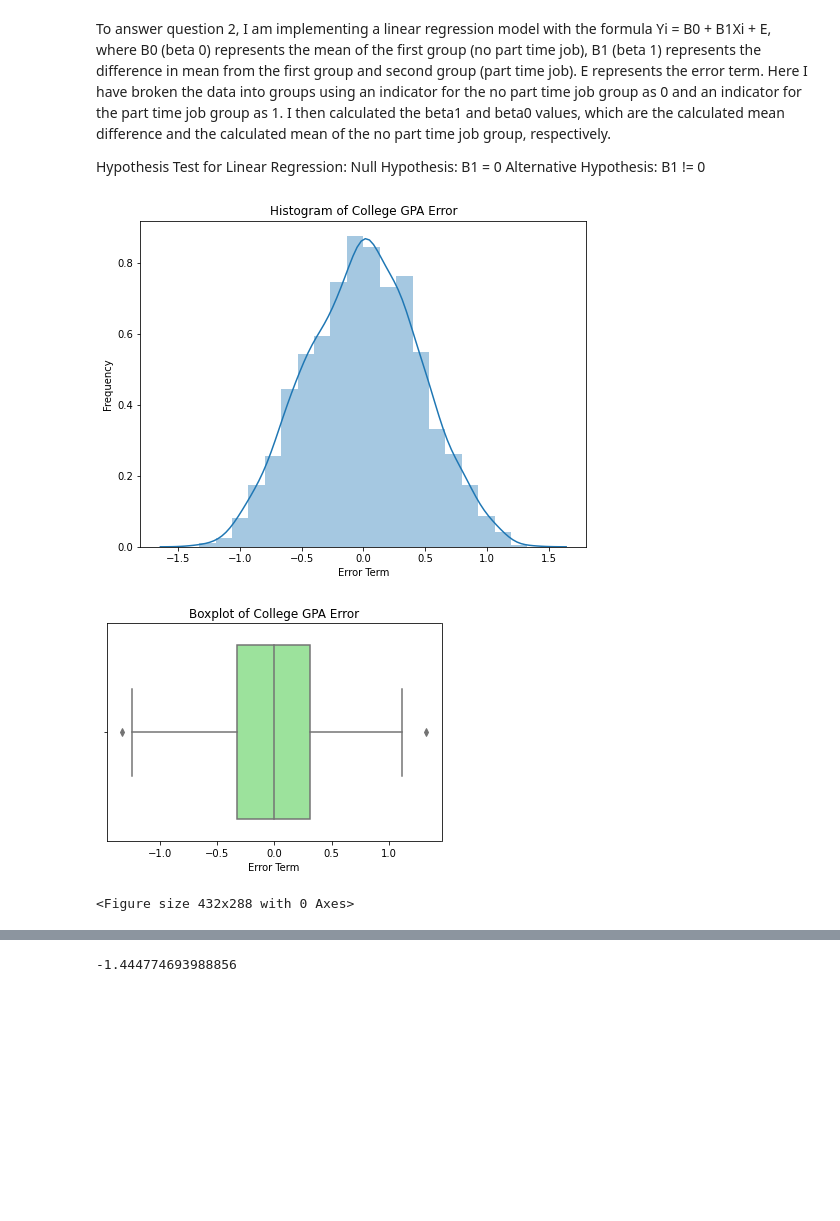
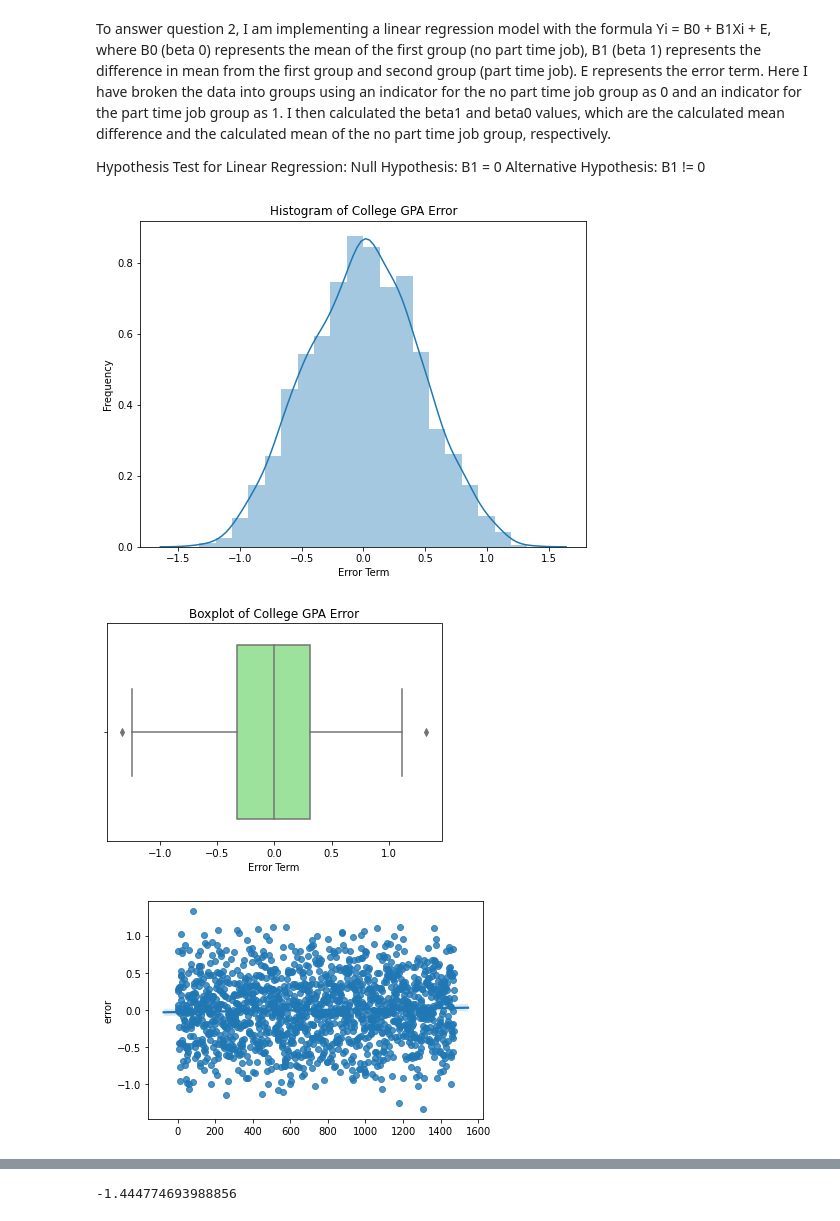
Before and after one commit to lapierredatwit/Individual_Project, a Jupyter notebook: codes/GPA_Analysis.ipynb, the cells around one changed output, grey strips where cells are left out. Saved outputs shown, nothing was run; the diff lists cells and outputs as text; code cells hidden in the pictures; blank space fills up the shorter version.

```diff
--- a/codes/GPA_Analysis.ipynb
+++ b/codes/GPA_Analysis.ipynb
@@ -147,21 +146,26 @@ df['error'] = college_GPA - predicted_GPA
 # %%
 # 1. Histogram
 plt.figure(figsize=(8, 6))
 sns.distplot(df['error'], bins = 20)
 plt.title("Histogram of College GPA Error")
 plt.xlabel("Error Term")
 plt.ylabel("Frequency")
+plt.savefig("GPA_Error_Histogram.png")
 plt.show()
-plt.savefig("GPA_Error_Histogram.png")
 
 # 2. Boxplot
 sns.boxplot(df['error'], color='lightgreen')
 plt.title("Boxplot of College GPA Error")
 plt.xlabel("Error Term")
+plt.savefig("GPA_Error_Boxplot.png")
 plt.show()
-plt.savefig("GPA_Error_Boxplot.png")
+
+# 3. Scatterplot
+sns.regplot(x = list(range(len(df))), y = df['error'])
+plt.savefig("GPA_Error_Scatter.png")
+plt.show()
 # %% [output]
 [figure]
 [figure]
-<Figure size 432x288 with 0 Axes>
+[figure, added]
 # %% [markdown]
```
Also changed, not shown: parts of 3 cells of this notebook.
